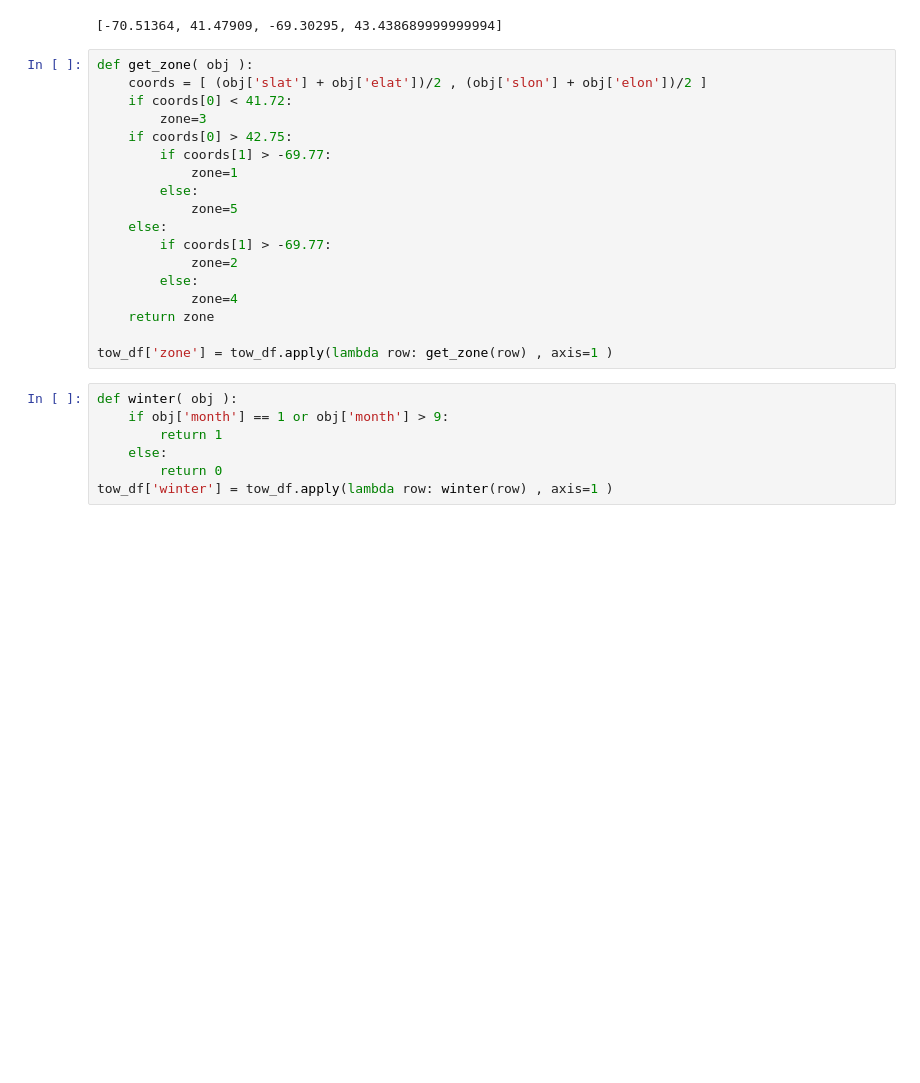
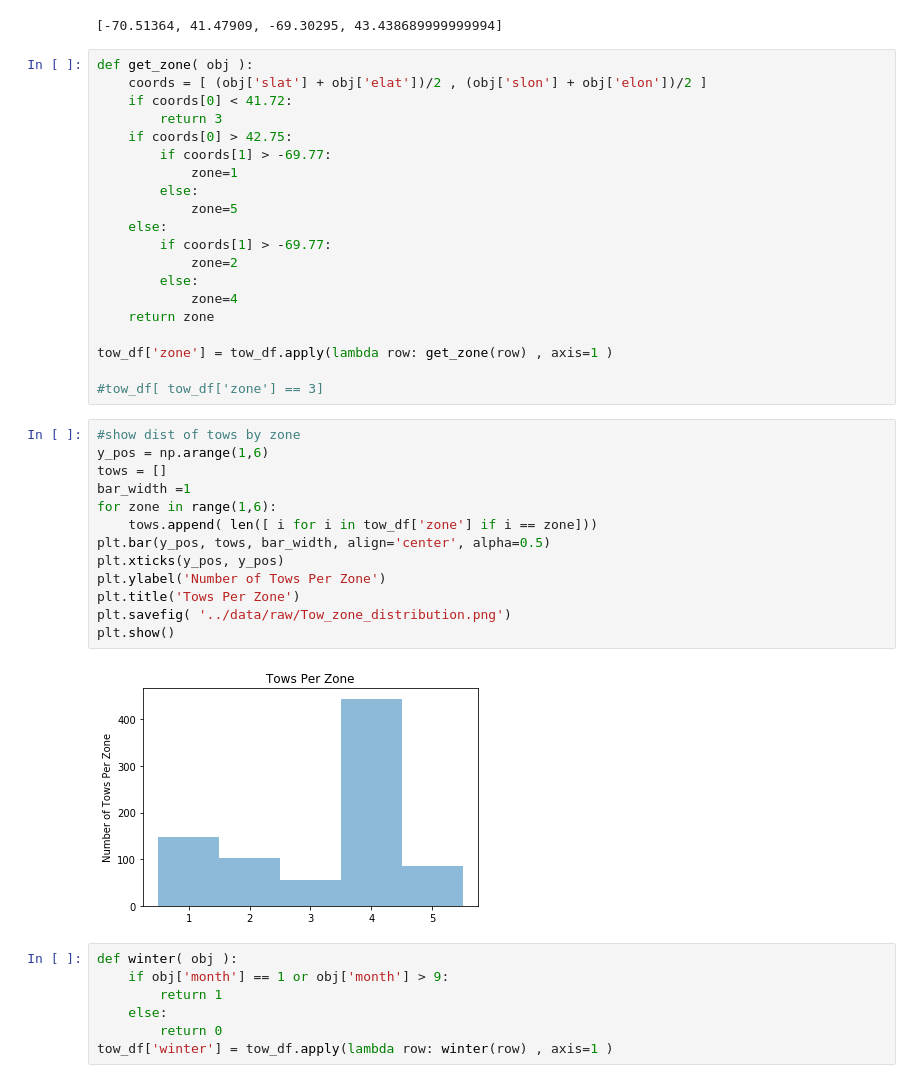
Before and after one commit to lukemckinstry/hack4sea, a Jupyter notebook: notebooks/tows.ipynb, the cells around one changed output. Cells and saved outputs as stored; diff of their text form; blank space fills up the shorter version.

```diff
--- a/notebooks/tows.ipynb
+++ b/notebooks/tows.ipynb
@@ -51,7 +55,7 @@ print(box)
 def get_zone( obj ):
     coords = [ (obj['slat'] + obj['elat'])/2 , (obj['slon'] + obj['elon'])/2 ]
     if coords[0] < 41.72:
-        zone=3
+        return 3
     if coords[0] > 42.75:
         if coords[1] > -69.77:
             zone=1
@@ -65,6 +69,23 @@ def get_zone( obj ):
     return zone
 
 tow_df['zone'] = tow_df.apply(lambda row: get_zone(row) , axis=1 )
+
+#tow_df[ tow_df['zone'] == 3]
+# %%
+#show dist of tows by zone
+y_pos = np.arange(1,6)
+tows = []
+bar_width =1
+for zone in range(1,6):
+    tows.append( len([ i for i in tow_df['zone'] if i == zone]))
+plt.bar(y_pos, tows, bar_width, align='center', alpha=0.5)
+plt.xticks(y_pos, y_pos)
+plt.ylabel('Number of Tows Per Zone')
+plt.title('Tows Per Zone')
+plt.savefig( '../data/raw/Tow_zone_distribution.png')
+plt.show()
+# %% [output]
+[figure, added]
 # %%
 def winter( obj ):
     if obj['month'] == 1 or obj['month'] > 9:
```
Also changed, not shown: parts of 14 cells of this notebook, 3 other files.
